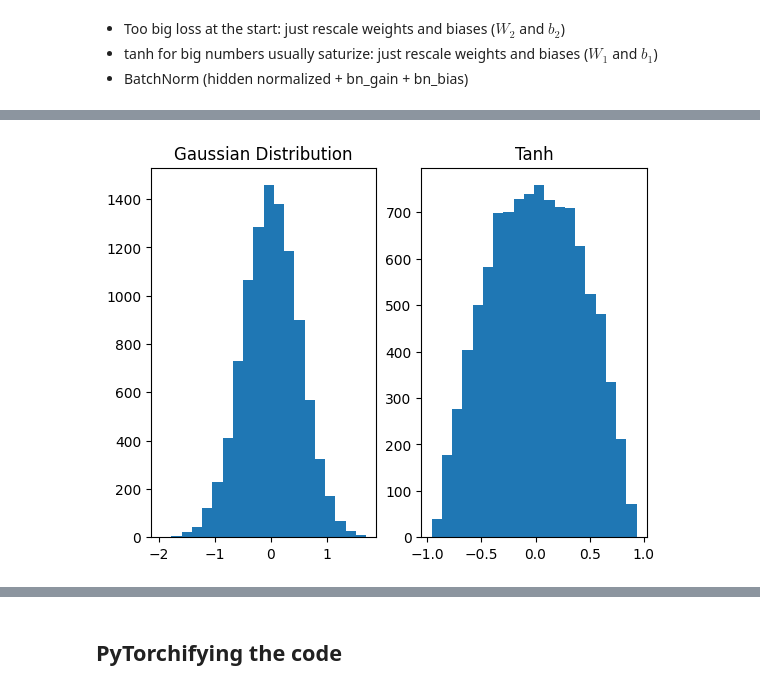
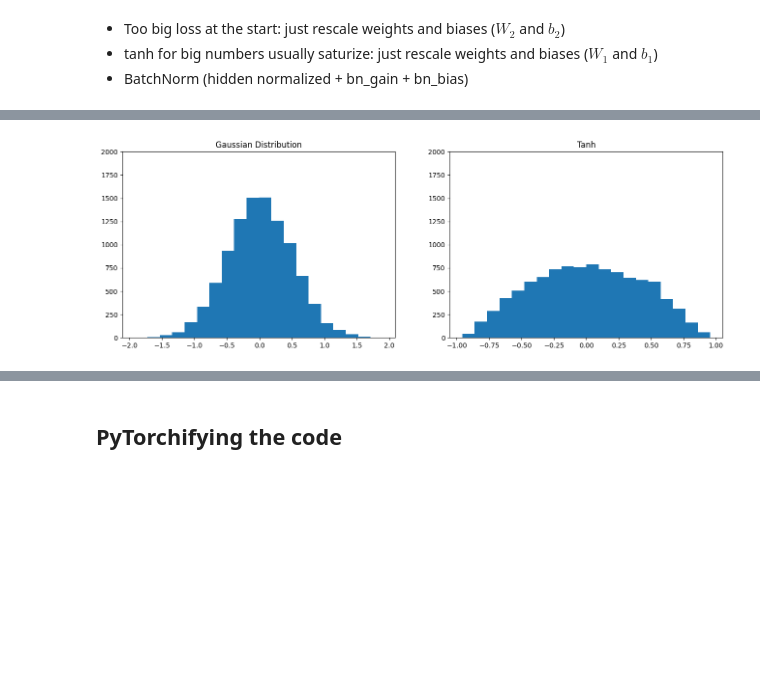
Before and after one commit to DanieleDiSpirito/intelligence-from-scratch, a Jupyter notebook: 02_ACLM/ACLM.ipynb, the cells around one changed output, grey strips where cells are left out. Saved outputs shown, nothing was run; the diff lists cells and outputs as text; code cells hidden in the pictures; blank space fills up the shorter version.

```diff
--- a/02_ACLM/ACLM.ipynb
+++ b/02_ACLM/ACLM.ipynb
@@ -776,16 +780,19 @@ plt.show()
 # %%
 gauss = torch.randn(10_000) * 0.5
 tanh = torch.tanh(gauss)
 
+plt.figure(figsize=(16, 5))
 plt.subplot(1, 2, 1)
+plt.ylim(top=2000)
 plt.title("Gaussian Distribution")
 plt.hist(gauss, bins=20)
 plt.subplot(1, 2, 2)
+plt.ylim(top=2000)
 plt.title("Tanh")
 plt.hist(tanh, bins=20)
 plt.show()
 # %% [output]
-[figure, old version]
+[figure, new version]
 # %%
 g = torch.Generator().manual_seed(1337)
 embeddings = torch.randn((len(stoi), EMBEDDING_DIM), generator=g)
```
Also changed, not shown: parts of 7 cells of this notebook, 1 other file.
